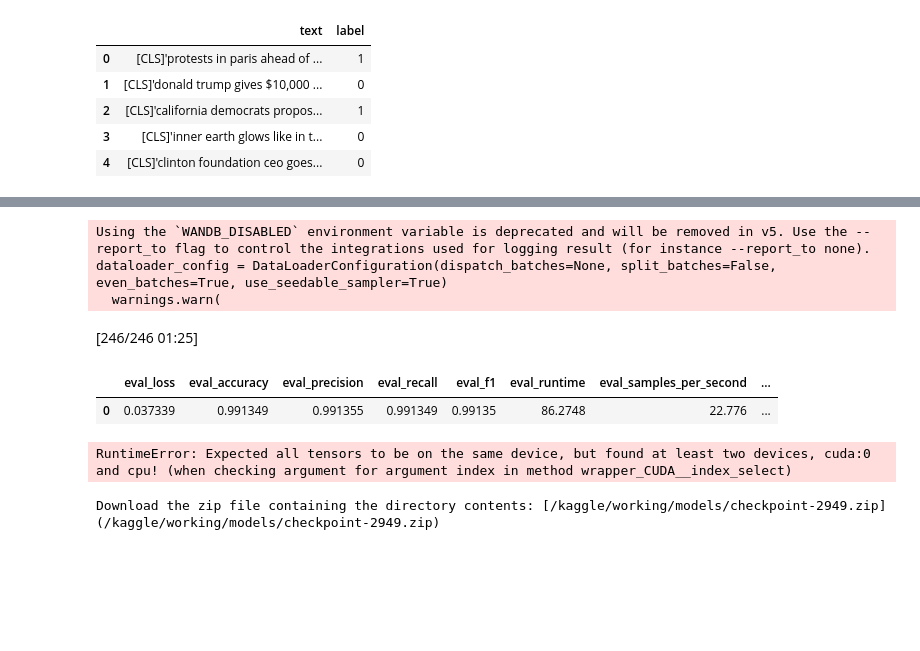
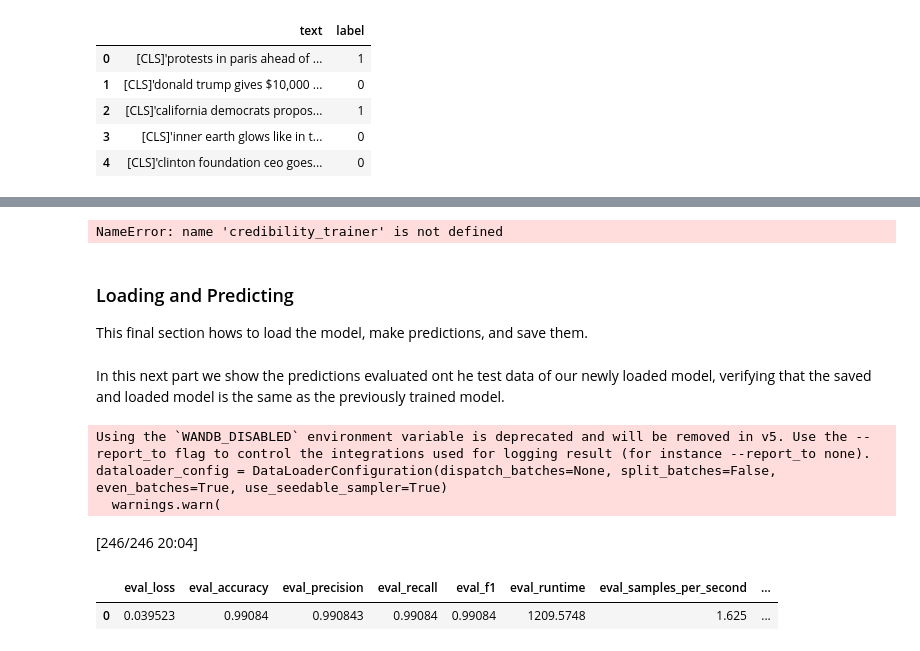
Before and after one commit to OWurst/PittCoin, a Jupyter notebook: CredibilityModeling/bert_cred_model_training.ipynb, the cells around one changed output, grey strips where cells are left out. Cells and saved outputs as stored; diff of their text form; code cells hidden in the pictures; blank space fills up the shorter version.

Commit message:
update model, figure out getting predicted probs

```diff
--- a/CredibilityModeling/bert_cred_model_training.ipynb
+++ b/CredibilityModeling/bert_cred_model_training.ipynb
@@ -291,77 +230,44 @@ results_df
+# %%
+# free up memory for different tasks
+del train_data
+del test_data
+del dev_data
+del train_df
+del train_dataset
+del dev_df
+del dev_dataset
+del credibility_trainer
+# %% [output]
+NameError: name 'credibility_trainer' is not defined
+# %% [markdown]
+### Loading and Predicting
+This final section hows to load the model, make predictions, and save them.
 # %%
-# Recreate the model architecture
-
 # Load the trained weights from the checkpoint file
-checkpoint_path = "/kaggle/working/models/checkpoint-2949"
-#model.load_state_dict(torch.load(os.path.join(checkpoint_path, "model.safetensors")))
+checkpoint_path = "/kaggle/input/modelzip"
 model = DistilBertForSequenceClassification.from_pretrained(checkpoint_path)
+# %% [markdown]
+In this next part we show the predictions evaluated ont he test data of our newly loaded model, verifying that the saved and loaded model is the same as the previously trained model.
 # %%
+os.environ["WANDB_DISABLED"] = "true"
+
 # Instantiate Trainer with the trained model and evaluation arguments
 trainer = Trainer(
     model=model,  # The trained model
     tokenizer=tokenizer,  # The tokenizer associated with the model
     compute_metrics=get_metrics,  # Function to compute evaluation metrics
 )
 
 # Evaluate the model
 results = trainer.evaluate(test_dataset)
 
 # Print the evaluation results
 results_df = pd.DataFrame(results, index=[0])
 results_df
 # %% [output]
 Using the `WANDB_DISABLED` environment variable is deprecated and will be removed in v5. Use the --report_to flag to control the integrations used for logging result (for instance --report_to none).
 dataloader_config = DataLoaderConfiguration(dispatch_batches=None, split_batches=False, even_batches=True, use_seedable_sampler=True)
   warnings.warn(
-[246/246 01:25]
+[246/246 20:04]
 |  | eval_loss | eval_accuracy | eval_precision | eval_recall | eval_f1 | eval_runtime | eval_samples_per_second | ... |
-| 0 | 0.037339 | 0.991349 | 0.991355 | 0.991349 | 0.99135 | 86.2748 | 22.776 | ... |
+| 0 | 0.039523 | 0.99084 | 0.990843 | 0.99084 | 0.99084 | 1209.5748 | 1.625 | ... |
-# %%
-# Function to get predicted probabilities for all elements in the dataset
-def get_predicted_probabilities(dataset):
-    # Initialize list to store predicted probabilities
-    all_predicted_probabilities = []
-
-    # Iterate over each element in the dataset
-    for i in range(len(dataset)):
-        # Get the input_ids and attention_mask from the dataset
-        input_ids = dataset[i]['input_ids']
-        attention_mask = dataset[i]['attention_mask']
-
-        # Perform inference
-        with torch.no_grad():
-            outputs = model(input_ids=input_ids.unsqueeze(0), attention_mask=attention_mask.unsqueeze(0))
-
-        # Get predicted probabilities
-        predicted_probabilities = torch.softmax(outputs.logits, dim=1)
-
-        # Append predicted probabilities to the list
-        all_predicted_probabilities.append(predicted_probabilities.numpy()[0].tolist())
-
-    return all_predicted_probabilities
-
-device = torch.device('cuda' if torch.cuda.is_available() else 'cpu')
-
-# Get predicted probabilities for all elements in the dataset
-predicted_probabilities = get_predicted_probabilities(test_dataset)
-
-# Print the predicted probabilities
-print(predicted_probabilities)
-# %% [output]
-RuntimeError: Expected all tensors to be on the same device, but found at least two devices, cuda:0 and cpu! (when checking argument for argument index in method wrapper_CUDA__index_select)
-# %%
-import shutil
-
-# Define the directory path
-directory_path = '/kaggle/working/models/checkpoint-2949'
-
-# Define the output zip file path
-zip_file_path = '/kaggle/working/models/checkpoint-2949.zip'
-
-# Create a zip file containing the contents of the directory
-shutil.make_archive(zip_file_path.split('.zip')[0], 'zip', directory_path)
-
-# Provide a download link to the zip file
-print(f'Download the zip file containing the directory contents: [{zip_file_path}]({zip_file_path})')
-# %% [output]
-Download the zip file containing the directory contents: [/kaggle/working/models/checkpoint-2949.zip](/kaggle/working/models/checkpoint-2949.zip)
```
Also changed, not shown: parts of 39 cells of this notebook.
